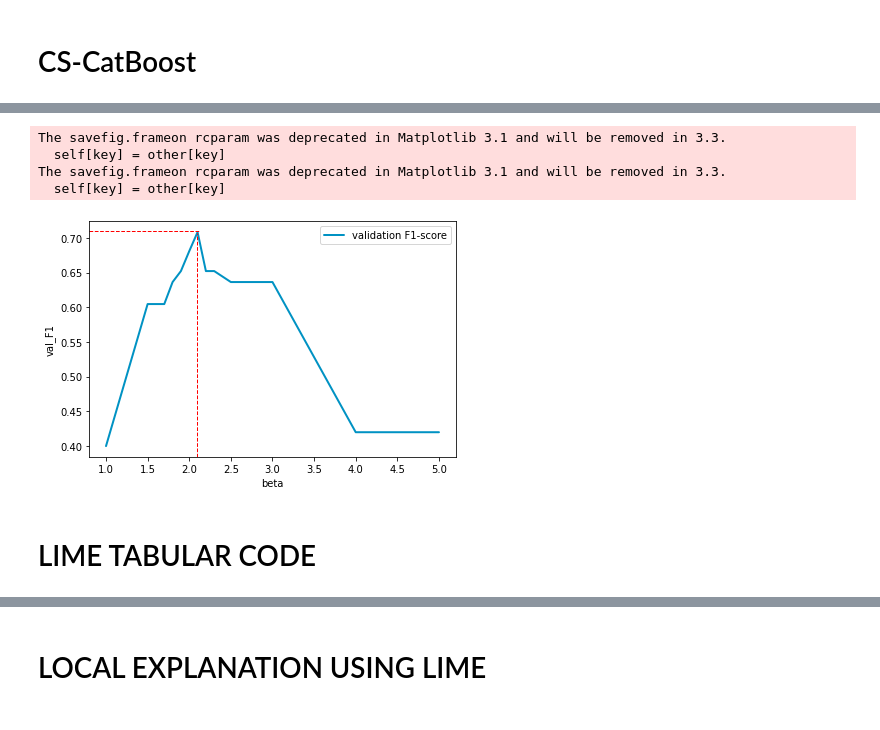
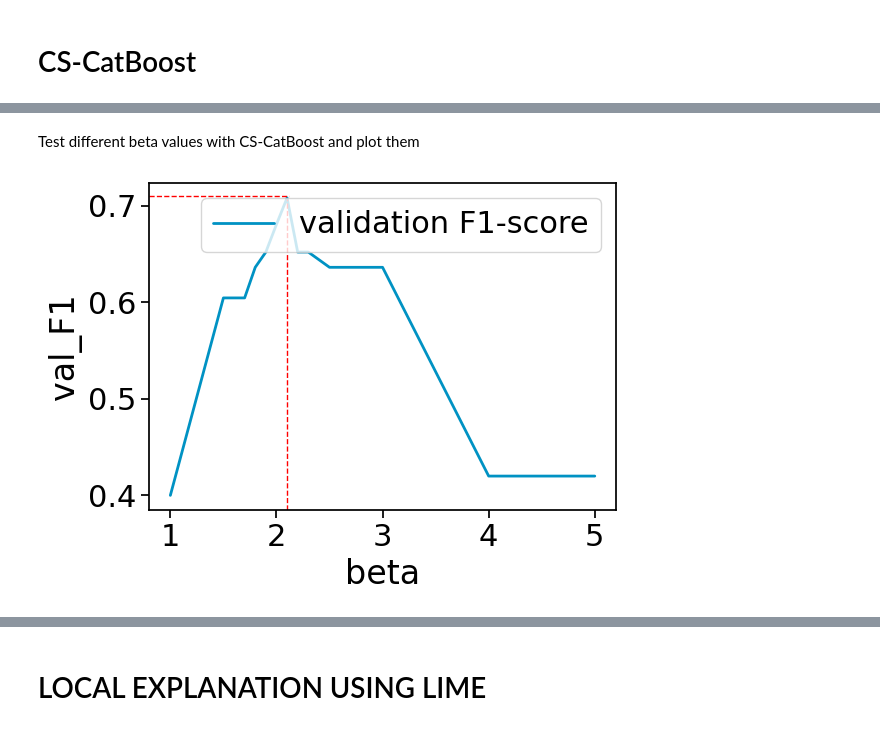
Before and after one commit to IkramMaouche/Breast-Cancer-Metastasis-Prediction, a Jupyter notebook: Breast_Cancer_Metastasis_Prediction_using_CS_CatBoot_and_LIME.ipynb, the cells around one changed output, grey strips where cells are left out. Drawn from its saved outputs; the diff is of its cells as text; code cells hidden in the pictures.

```diff
--- a/Breast_Cancer_Metastasis_Prediction_using_CS_CatBoot_and_LIME.ipynb
+++ b/Breast_Cancer_Metastasis_Prediction_using_CS_CatBoot_and_LIME.ipynb
@@ -655,18 +823,0 @@ weighted avg       0.71      0.61      0.63        79
-# %%
-import joblib
-
-# load the model from disk
-loaded_model = joblib.load(open('DT"1".pkl', 'rb'))
-result = loaded_model.score(X_test, y_test)
-y_pred = loaded_model.predict(X_test)
-print(result)
-
-import matplotlib.pyplot as plt
-import seaborn as sns
-import scikitplot as skplt
-skplt.metrics.plot_confusion_matrix(y_test, y_pred, cmap='YlGnBu', normalize=True,
-                                    title_fontsize='large', text_fontsize='large',
-                                    title='DT with w=1')
-sns.set_context("notebook", font_scale=1.2)
-plt.savefig("DT_1.svg",dpi=1200)
-plt.show()
@@ -945,18 +825,0 @@ weighted avg       0.77      0.78      0.77        79
-# %%
-import joblib
-
-# load the model from disk
-loaded_model = joblib.load(open('CatBoost"1".pkl', 'rb'))
-result = loaded_model.score(X_test, y_test)
-y_pred = loaded_model.predict(X_test)
-print(result)
-
-import matplotlib.pyplot as plt
-import seaborn as sns
-import scikitplot as skplt
-skplt.metrics.plot_confusion_matrix(y_test, y_pred, cmap='YlGnBu', normalize=True,
-                                    title_fontsize='large', text_fontsize='large',
-                                    title='XGB with w=5')
-sns.set_context("notebook", font_scale=1.2)
-plt.savefig("XGB_5.svg",dpi=1200)
-plt.show()
@@ -1366,35 +1182,25 @@ pip uninstall seaborn[stats]
+# %% [markdown]
+Test different beta values with CS-CatBoost and plot them
 # %%
-import numpy as np
-import matplotlib.pyplot as plt
-import seaborn as sns
-import seaborn.objects as so
-import pandas as pd
-
 #we run the CS-CatBoost with different beta values and saved the loss and F1 score
 beta = np.array([1,1.5,1.6,1.7,1.8,1.9,2,2.1,2.2,2.3,2.5,3,4,5])
 val_loss = np.array([0.5829269153477675,0.578289535140304,0.5796824155202139,0.5891709467325428,0.5966460110690319,0.6083952057100382,0.6180693284303259,0.6283753125692059,0.6539834768176015,0.6716273767533728,0.6787199407279226,0.690866548931651,0.6992281833298204,0.700509245921143])
 val_f1 = np.array([0.4,0.6046511627906977,0.6046511627906977,0.6046511627906977,0.6363636363636365,0.6521739130434783,0.6808510638297872,0.7083333333333334,0.6521739130434783,0.6521739130434783,0.6363636363636365,0.6363636363636365,0.41999999999999993,0.41999999999999993])
 
 # convert to pandas dataframe
 d = {'beta': beta, 'val_Logloss': val_loss, 'val_F1': val_f1}
 plot_data = pd.DataFrame(d)
 
 fig, ax1 = plt.subplots()
 
 p = so.Plot(plot_data, x="beta")
 p.add(so.Line(color="#0092C3", linewidth=2), y="val_F1").on(ax1).plot()
 #p.add(so.Line(color="orange"), y="val_Logloss").on(ax2).plot()
 plt.legend(labels=[ "validation F1-score"], loc ="upper right")
 
-plt.axvline(2.05, 0,0.95, color="red", linestyle='--', linewidth=1)
+plt.axvline(2.1, 0,0.95, color="red", linestyle='--', linewidth=1)
 plt.axhline(0.71, 0,0.3, color="red", linestyle='--', linewidth=1)
 plt.tight_layout()
 plt.savefig("beta_choice.png", dpi=600)
 # %% [output]
-The savefig.frameon rcparam was deprecated in Matplotlib 3.1 and will be removed in 3.3.
-  self[key] = other[key]
-The savefig.frameon rcparam was deprecated in Matplotlib 3.1 and will be removed in 3.3.
-  self[key] = other[key]
-[figure, old version]
+[figure, new version]
-# %% [markdown]
-# LIME TABULAR CODE
```
Also changed, not shown: parts of 82 cells of this notebook.
